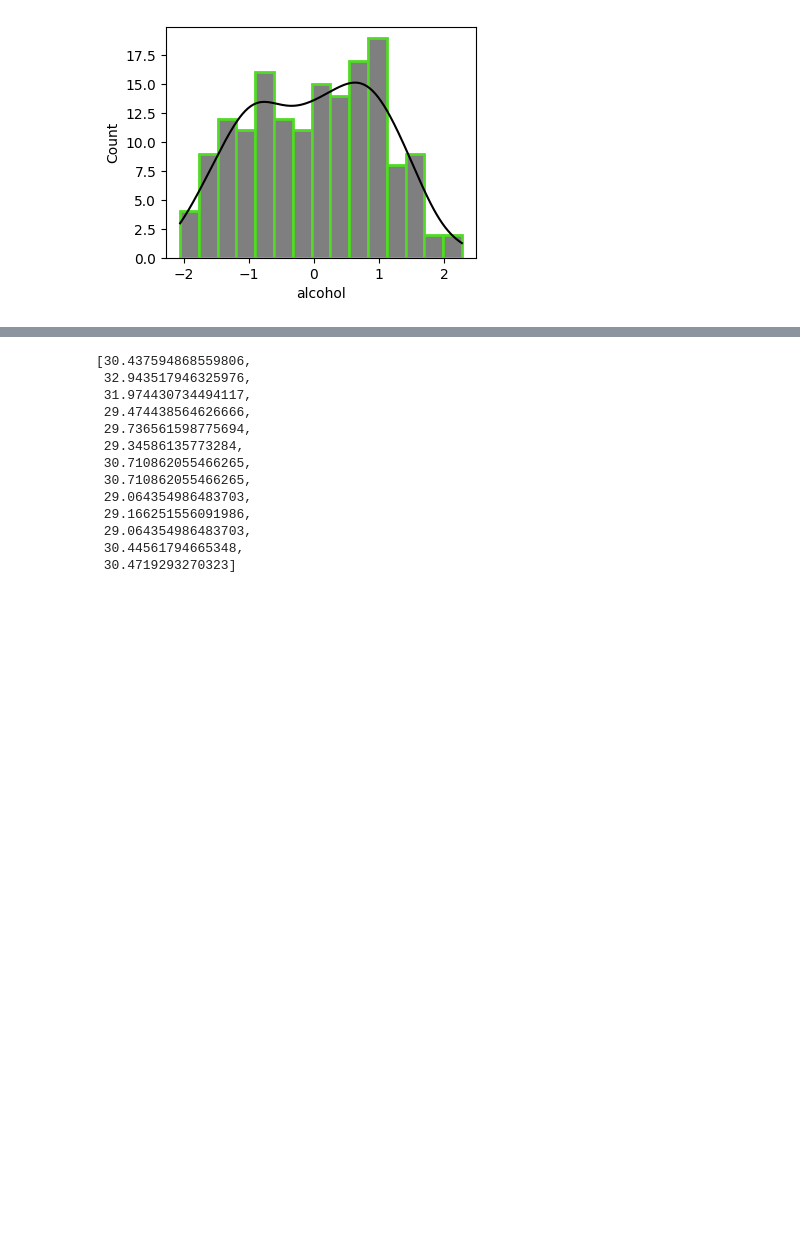
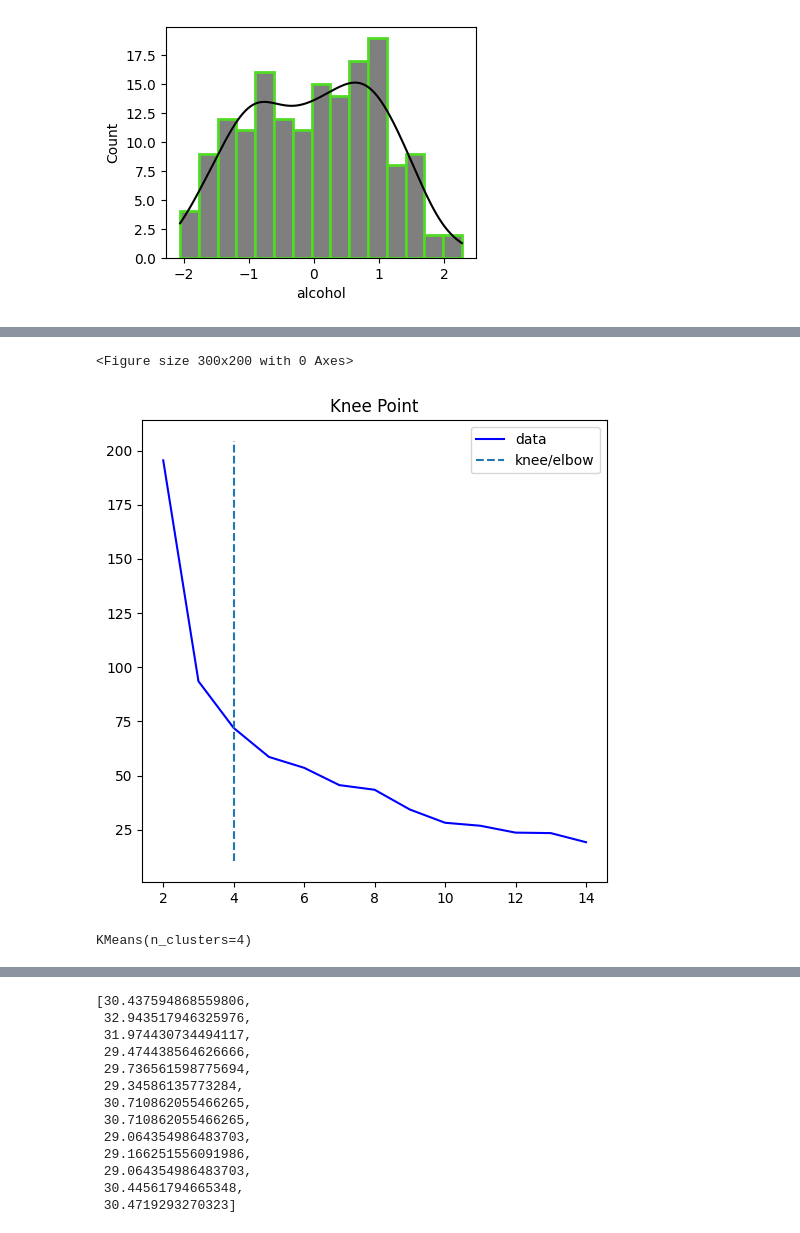
Before and after one commit to Md-Maruf-1727/Machine-Learning-Algorithms, a Jupyter notebook: Unsupervised/K Means Clustering/on wine dataset/code.ipynb, the cells around one changed output, grey strips where cells are left out. Drawn from its saved outputs; the diff is of its cells as text; code cells hidden in the pictures; blank space fills up the shorter version.

```diff
--- a/Unsupervised/K Means Clustering/on wine dataset/code.ipynb
+++ b/Unsupervised/K Means Clustering/on wine dataset/code.ipynb
@@ -384,0 +384,14 @@ plt.show()
+# %%
+plt.figure(figsize=(3,2))
+knl = KneeLocator(clus, wcss, direction="decreasing", curve='convex')
+knl.plot_knee()
+plt.show()
+# %% [output]
+<Figure size 300x200 with 0 Axes>
+[figure, added]
+# %%
+kmean3 = KMeans(n_clusters=4)
+final_model1 = kmean3.fit(df[['alcohol', 'malic_acid']])
+final_model1
+# %% [output]
+KMeans(n_clusters=4)
```
Also changed, not shown: parts of 7 cells of this notebook.
